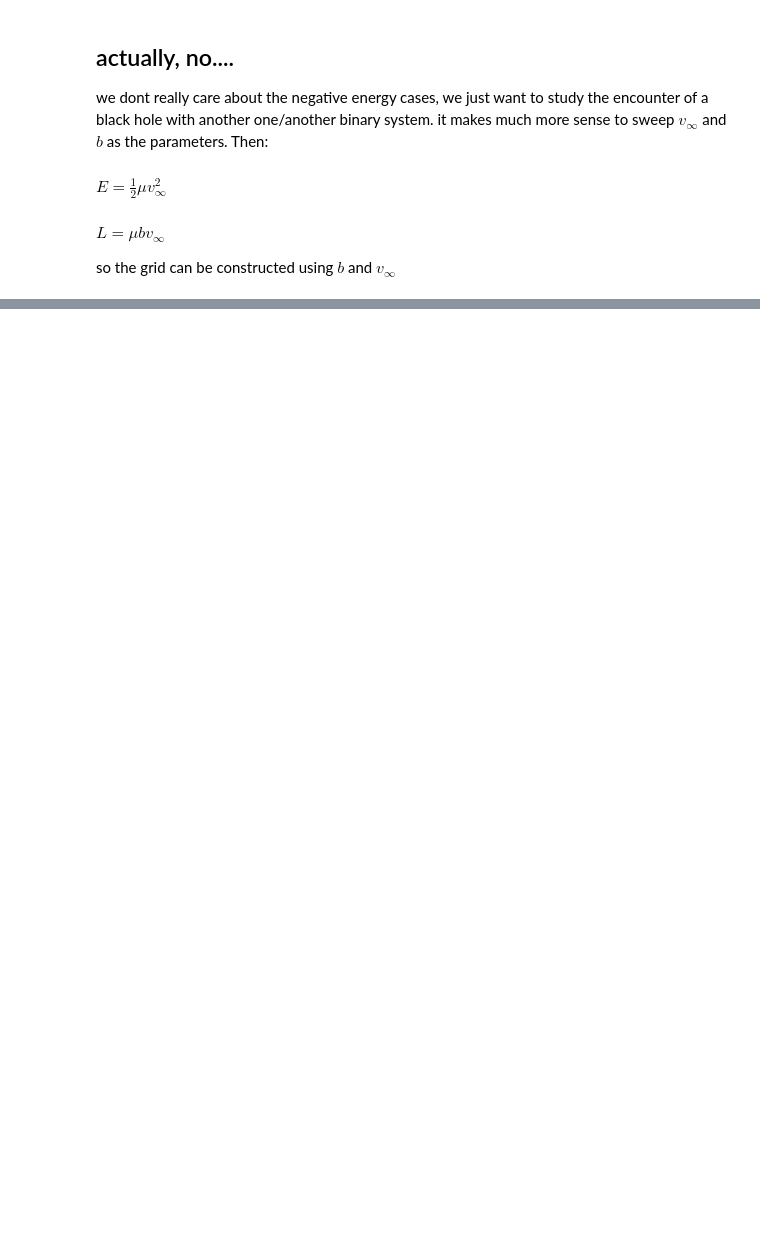
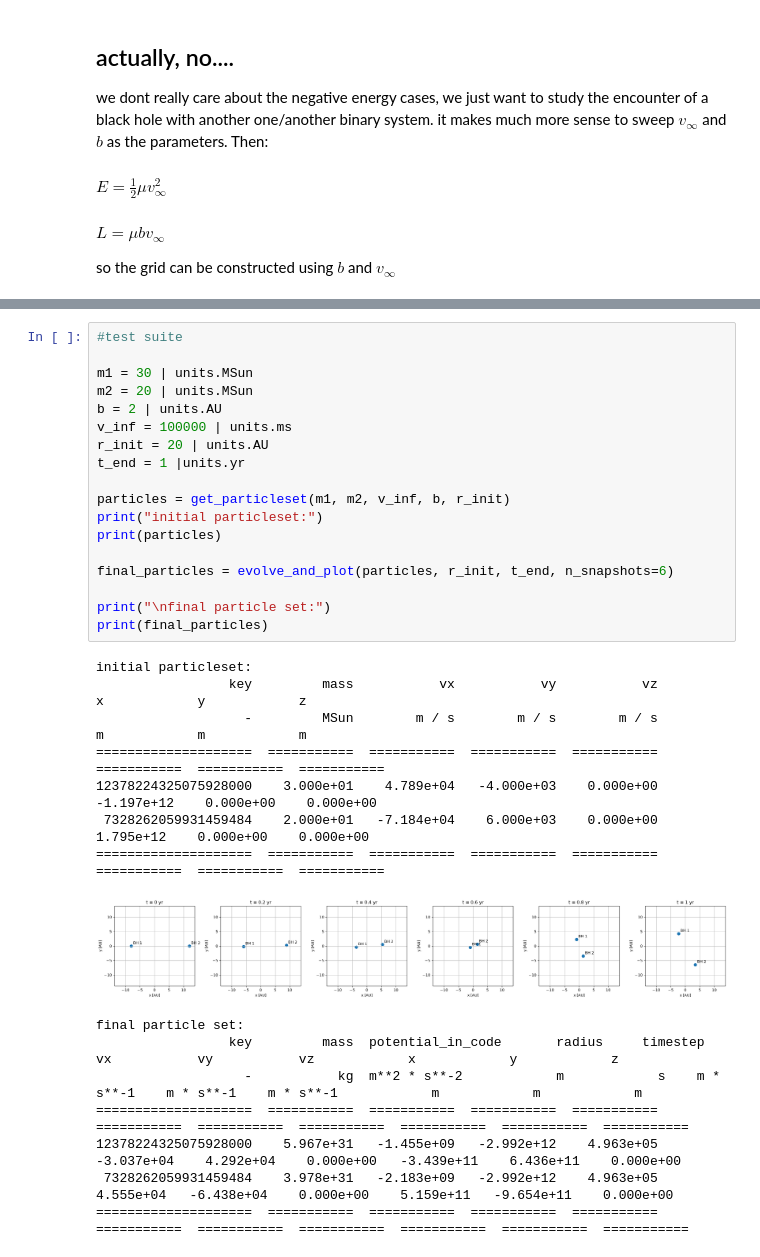
Before and after one commit to vstrelcs/amuse, a Jupyter notebook: BINARY_CASE.ipynb, the cells around one changed output, grey strips where cells are left out. Saved outputs shown, nothing was run; the diff lists cells and outputs as text; blank space fills up the shorter version.

```diff
--- a/BINARY_CASE.ipynb
+++ b/BINARY_CASE.ipynb
@@ -185,0 +114,34 @@ KeyboardInterrupt:
+# %%
+#test suite
+
+m1 = 30 | units.MSun
+m2 = 20 | units.MSun
+b = 2 | units.AU
+v_inf = 100000 | units.ms
+r_init = 20 | units.AU
+t_end = 1 |units.yr
+
+particles = get_particleset(m1, m2, v_inf, b, r_init)
+print("initial particleset:")
+print(particles)
+
+final_particles = evolve_and_plot(particles, r_init, t_end, n_snapshots=6)
+
+print("\nfinal particle set:")
+print(final_particles)
+# %% [output]
+initial particleset:
+                 key         mass           vx           vy           vz            x            y            z
+                   -         MSun        m / s        m / s        m / s            m            m            m
+====================  ===========  ===========  ===========  ===========  ===========  ===========  ===========
+12378224325075928000    3.000e+01    4.789e+04   -4.000e+03    0.000e+00   -1.197e+12    0.000e+00    0.000e+00
+ 7328262059931459484    2.000e+01   -7.184e+04    6.000e+03    0.000e+00    1.795e+12    0.000e+00    0.000e+00
+====================  ===========  ===========  ===========  ===========  ===========  ===========  ===========
+[figure, added]
+final particle set:
+                 key         mass  potential_in_code       radius     timestep           vx           vy           vz            x            y            z
+                   -           kg  m**2 * s**-2            m            s    m * s**-1    m * s**-1    m * s**-1            m            m            m
+====================  ===========  ===========  ===========  ===========  ===========  ===========  ===========  ===========  ===========  ===========
+12378224325075928000    5.967e+31   -1.455e+09   -2.992e+12    4.963e+05   -3.037e+04    4.292e+04    0.000e+00   -3.439e+11    6.436e+11    0.000e+00
+ 7328262059931459484    3.978e+31   -2.183e+09   -2.992e+12    4.963e+05    4.555e+04   -6.438e+04    0.000e+00    5.159e+11   -9.654e+11    0.000e+00
+====================  ===========  ===========  ===========  ===========  ===========  ===========  ===========  ===========  ===========  ===========
```
Also changed, not shown: parts of 4 cells of this notebook.
